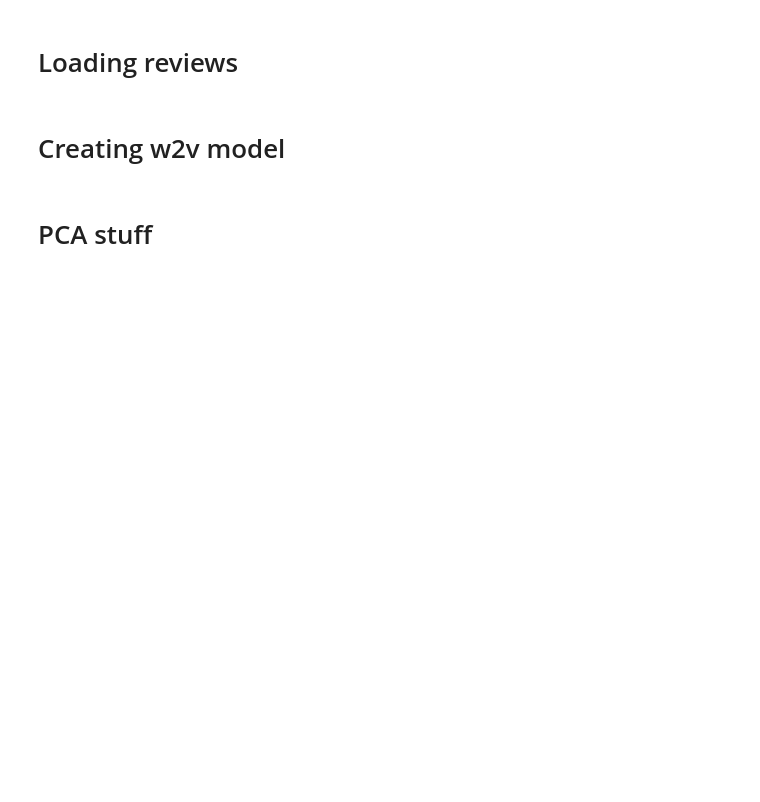
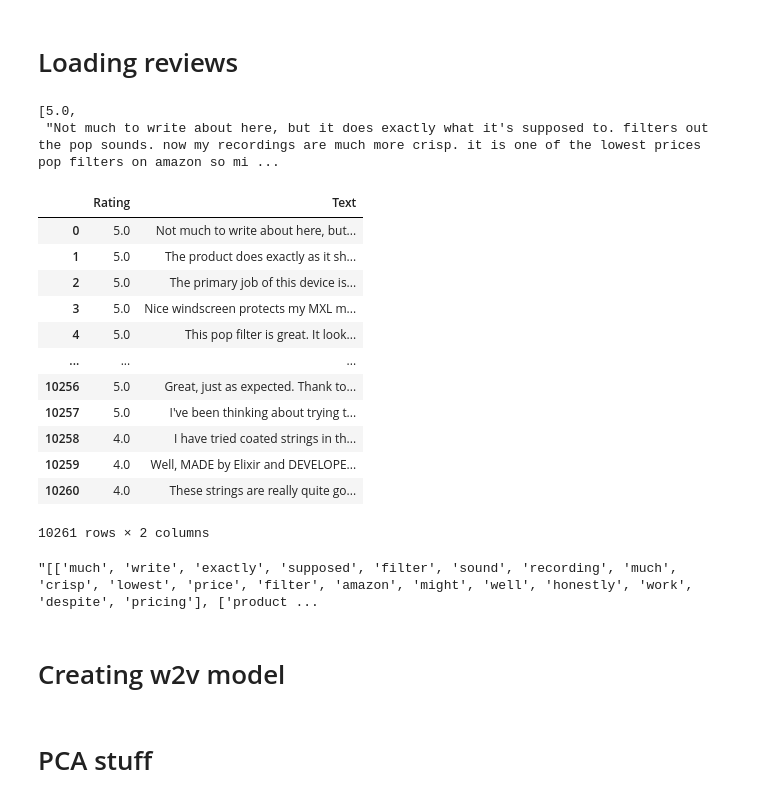
Before and after one commit to ysthakur/nlp-playground, a Jupyter notebook: musical_instruments.ipynb, the cells around one changed output. Saved outputs shown, nothing was run; the diff lists cells and outputs as text; code cells hidden in the pictures; blank space fills up the shorter version.

```diff
--- a/musical_instruments.ipynb
+++ b/musical_instruments.ipynb
@@ -23,10 +23,10 @@ import numpy as np
 # %% [markdown]
 # Loading reviews
 # %%
-# # Read reviews
-# # Data obtained from https://jmcauley.ucsd.edu/data/amazon/
-# with open('Musical_Instruments_5.json') as data_file:
-#     def load_review(line):
-#         review = json.loads(line)
-#         return [float(review['overall']), review['reviewText']]
-#     reviews = list(map(load_review, data_file))
+# Read reviews
+# Data obtained from https://jmcauley.ucsd.edu/data/amazon/
+with open('Musical_Instruments_5.json') as data_file:
+    def load_review(line):
+        review = json.loads(line)
+        return [float(review['overall']), review['reviewText']]
+    reviews = list(map(load_review, data_file))
@@ -35,2 +33,7 @@ import numpy as np
+# %%
+reviews[0]
+# %% [output]
+[5.0,
+ "Not much to write about here, but it does exactly what it's supposed to. filters out the pop sounds. now my recordings are much more crisp. it is one of the lowest prices pop filters on amazon so mi ...
 # %%
-# review_df = pd.DataFrame(reviews, columns=['Rating', 'Text'])
+review_df = pd.DataFrame(reviews, columns=['Rating', 'Text'])
@@ -39 +40,17 @@ import numpy as np
+# %%
+review_df
+# %% [output]
+|  | Rating | Text |
+| 0 | 5.0 | Not much to write about here, but... |
+| 1 | 5.0 | The product does exactly as it sh... |
+| 2 | 5.0 | The primary job of this device is... |
+| 3 | 5.0 | Nice windscreen protects my MXL m... |
+| 4 | 5.0 | This pop filter is great. It look... |
+| ... | ... | ... |
+| 10256 | 5.0 | Great, just as expected. Thank to... |
+| 10257 | 5.0 | I've been thinking about trying t... |
+| 10258 | 4.0 | I have tried coated strings in th... |
+| 10259 | 4.0 | Well, MADE by Elixir and DEVELOPE... |
+| 10260 | 4.0 | These strings are really quite go... |
+10261 rows × 2 columns
 # %%
@@ -59,5 +76,7 @@ import numpy as np
 # %%
-# str(tokenized_texts[:2])
+str(tokenized_texts[:2])
+# %% [output]
+"[['much', 'write', 'exactly', 'supposed', 'filter', 'sound', 'recording', 'much', 'crisp', 'lowest', 'price', 'filter', 'amazon', 'might', 'well', 'honestly', 'work', 'despite', 'pricing'], ['product ...
 # %% [markdown]
 # Creating w2v model
 # %%
```
Also changed, not shown: parts of 22 cells of this notebook, 1 other file.
